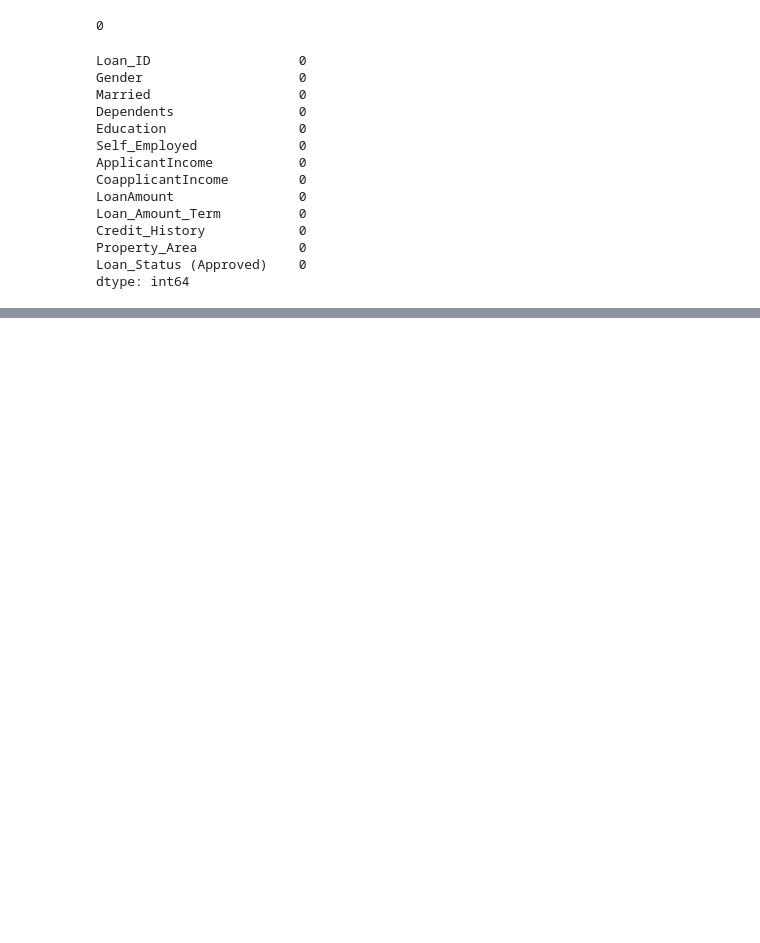
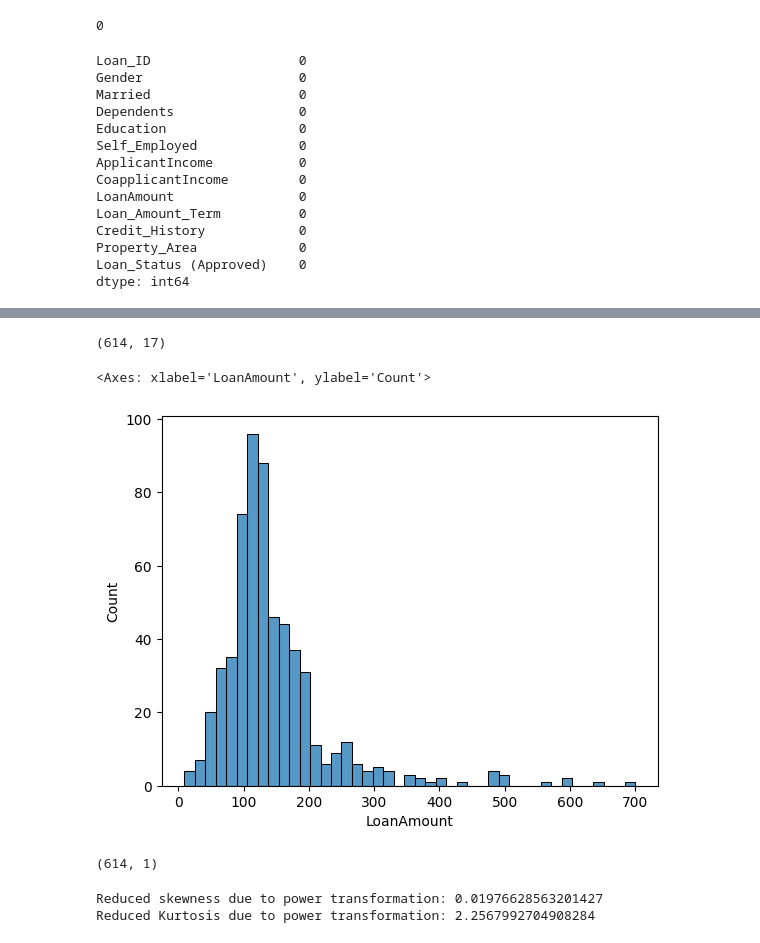
Before and after one commit to leelamadhav07/DataAnalysis-, a Jupyter notebook: statistics.ipynb, the cells around one changed output, grey strips where cells are left out. Saved outputs shown, nothing was run; the diff lists cells and outputs as text; code cells hidden in the pictures; blank space fills up the shorter version.

```diff
--- a/statistics.ipynb
+++ b/statistics.ipynb
@@ -228,0 +427,4 @@ dtype: int64
+# %%
+df1 = pd.get_dummies(stat['Education'],prefix='Education',drop_first=True,dtype=int) #drop_first=True
+stat = pd.concat([stat,df1],axis=1).drop(['Education'],axis=1)
+stat.head()
@@ -228,0 +438,4 @@ dtype: int64
+# %%
+df1 = pd.get_dummies(stat['Self_Employed'],prefix='Self_Employed',drop_first=True,dtype=int) #drop_first=True
+stat = pd.concat([stat,df1],axis=1).drop(['Self_Employed'],axis=1)
+stat.head()
@@ -228,0 +449,4 @@ dtype: int64
+# %%
+df1 = pd.get_dummies(stat['Loan_Status (Approved)'],prefix='Loan_Status (Approved)',drop_first=True,dtype=int) #drop_first=True
+stat = pd.concat([stat,df1],axis=1).drop(['Loan_Status (Approved)'],axis=1)
+stat.head()
@@ -228,0 +460,5 @@ dtype: int64
+# %%
+df1 = pd.get_dummies(stat['Dependents'],prefix='Dependents',drop_first=True)
+stat = pd.concat([stat,df1],axis=1).drop(['Dependents'],axis=1)
+
+stat.head()
@@ -228,0 +472,9 @@ dtype: int64
+# %%
+stat.shape
+# %% [output]
+(614, 17)
+# %%
+sns.histplot(stat['LoanAmount'])
+# %% [output]
+<Axes: xlabel='LoanAmount', ylabel='Count'>
+[figure, added]
@@ -228,0 +486,11 @@ dtype: int64
+# %%
+la_trans = trans.fit_transform(stat[['LoanAmount']])
+la_trans.shape
+# %% [output]
+(614, 1)
+# %%
+print("Reduced skewness due to power transformation:",pd.Series(la_trans.reshape(614,)).skew())
+print("Reduced Kurtosis due to power transformation:",pd.Series(la_trans.reshape(614,)).kurt())
+# %% [output]
+Reduced skewness due to power transformation: 0.01976628563201427
+Reduced Kurtosis due to power transformation: 2.2567992704908284
```
Also changed, not shown: parts of 34 cells of this notebook, 1 other file.
